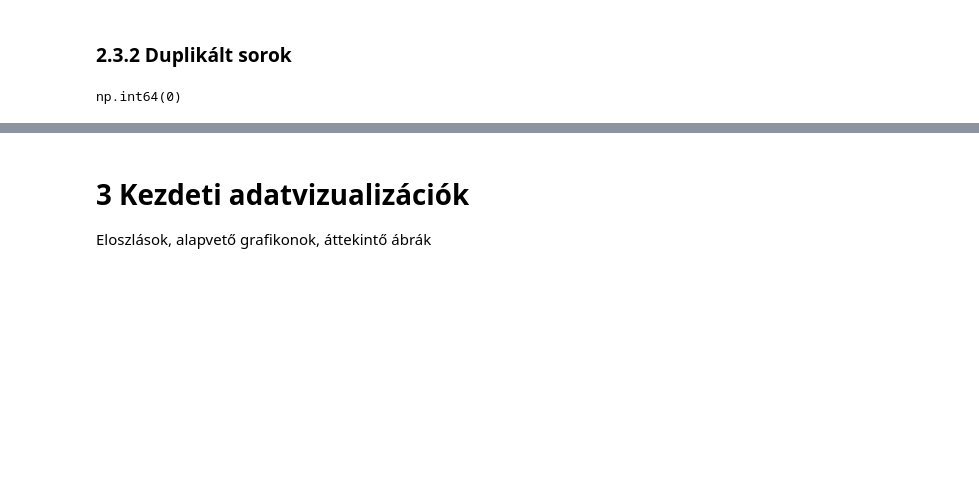
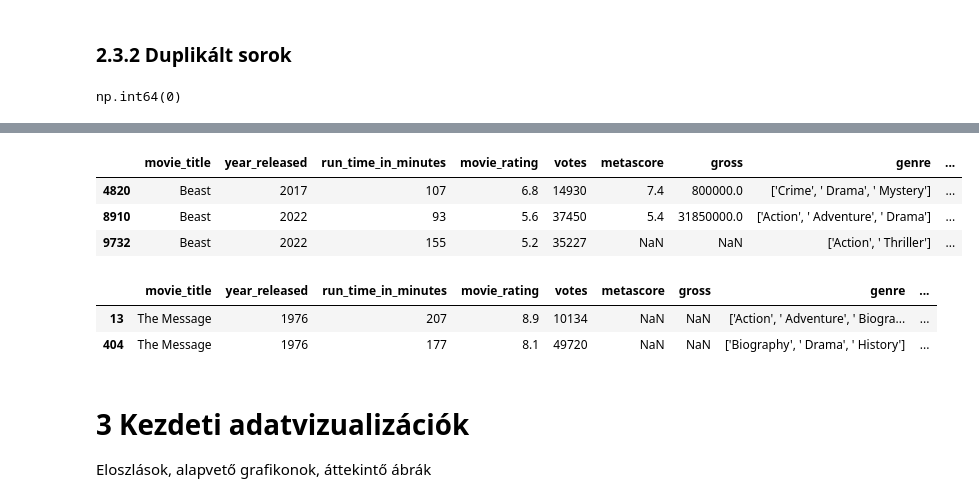
Before and after one commit to gutbrot/dataS, a Jupyter notebook: hw/EDA.ipynb, the cells around one changed output, grey strips where cells are left out. Saved outputs shown, nothing was run; the diff lists cells and outputs as text; code cells hidden in the pictures; blank space fills up the shorter version.

```diff
--- a/hw/EDA.ipynb
+++ b/hw/EDA.ipynb
@@ -163,3 +376,16 @@ np.int64(0)
+# %%
+df[df["movie_title"] == "Beast"]
+# %% [output]
+|  | movie_title | year_released | run_time_in_minutes | movie_rating | votes | metascore | gross | genre | ... |
+| 4820 | Beast | 2017 | 107 | 6.8 | 14930 | 7.4 | 800000.0 | ['Crime', ' Drama', ' Mystery'] | ... |
+| 8910 | Beast | 2022 | 93 | 5.6 | 37450 | 5.4 | 31850000.0 | ['Action', ' Adventure', ' Drama'] | ... |
+| 9732 | Beast | 2022 | 155 | 5.2 | 35227 | NaN | NaN | ['Action', ' Thriller'] | ... |
+# %%
+df[df["movie_title"] == "The Message"]
+# %% [output]
+|  | movie_title | year_released | run_time_in_minutes | movie_rating | votes | metascore | gross | genre | ... |
+| 13 | The Message | 1976 | 207 | 8.9 | 10134 | NaN | NaN | ['Action', ' Adventure', ' Biogra... | ... |
+| 404 | The Message | 1976 | 177 | 8.1 | 49720 | NaN | NaN | ['Biography', ' Drama', ' History'] | ... |
 # %% [markdown]
 # 3 Kezdeti adatvizualizációk
 Eloszlások, alapvető grafikonok, áttekintő ábrák
```
Also changed, not shown: parts of 34 cells of this notebook.
